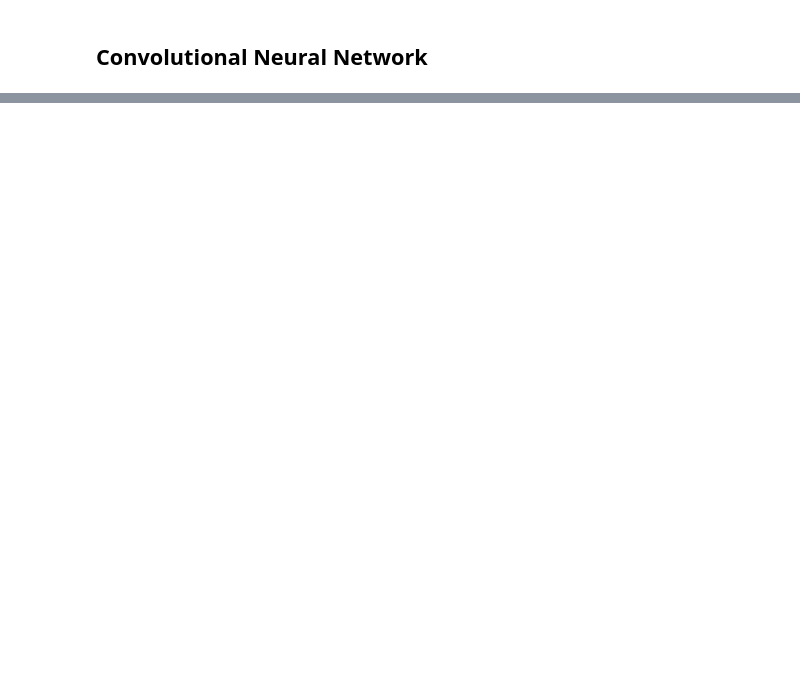
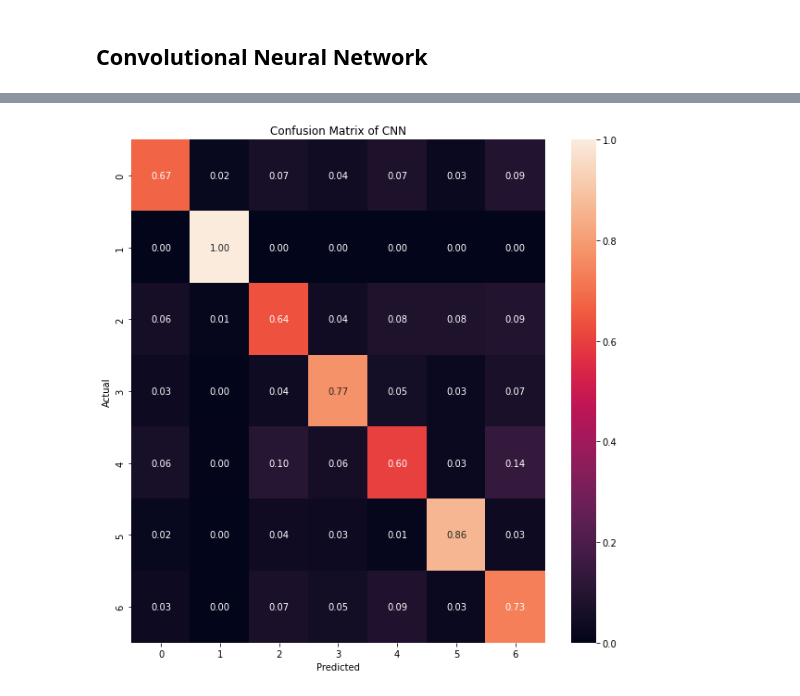
Before and after one commit to alanwmy00/FacialEmotionRecog, a Jupyter notebook: FacialEmotionRecognition.ipynb, the cells around one changed output, grey strips where cells are left out. Cells and saved outputs as stored; diff of their text form; code cells hidden in the pictures; blank space fills up the shorter version.

```diff
--- a/FacialEmotionRecognition.ipynb
+++ b/FacialEmotionRecognition.ipynb
@@ -549,0 +516,11 @@ model2.save('saved_model/cnn.h5')
+# %%
+cm = confusion_matrix(test_y, np.apply_along_axis(np.argmax, 1, model3.predict(test_x_cnn)))
+cmn = cm.astype('float') / cm.sum(axis=1)[:, np.newaxis]
+fig, ax = plt.subplots(figsize=(10,10))
+sns.heatmap(cmn, annot=True, fmt='.2f', xticklabels=nb.classes_, yticklabels=nb.classes_)
+plt.title('Confusion Matrix of CNN')
+plt.ylabel('Actual')
+plt.xlabel('Predicted')
+plt.show(block=False)
+# %% [output]
+[figure, added]
```
Also changed, not shown: parts of 21 cells of this notebook, 2 other files.
